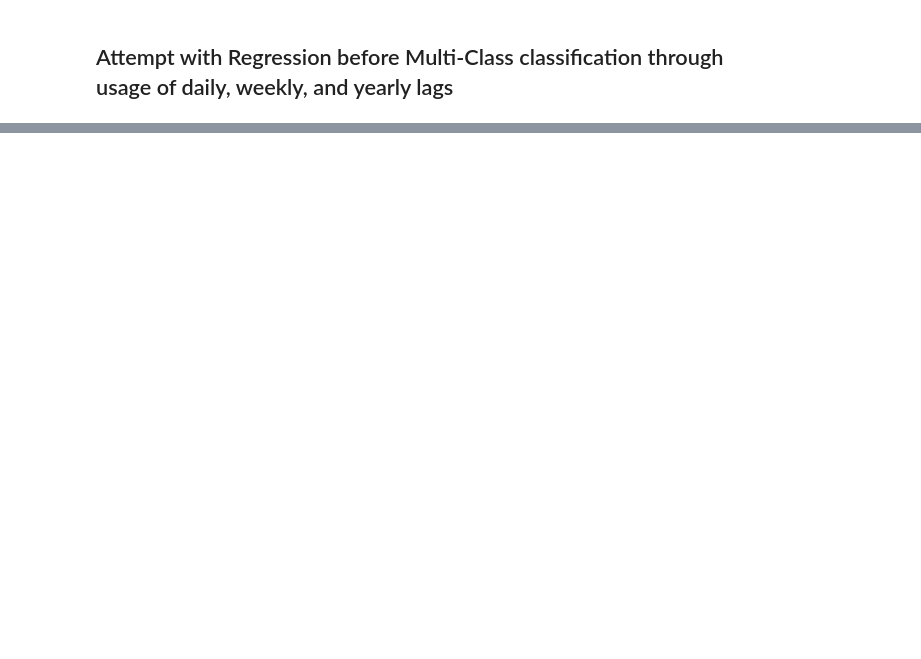
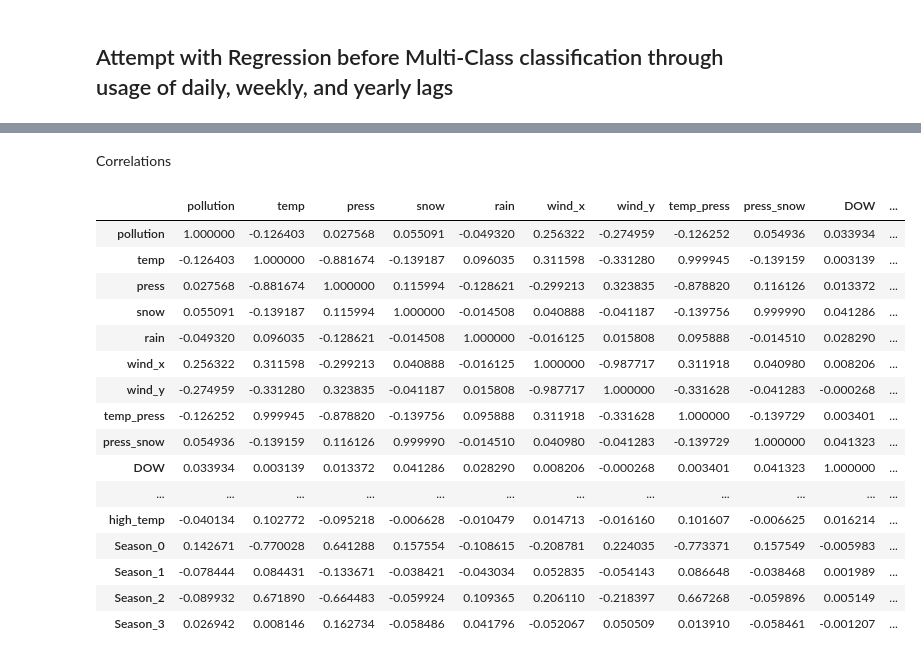
Before and after one commit to davidedalce/Air-Quality-Forecast, a Jupyter notebook: notebooks/EDA.ipynb, the cells around one changed output, grey strips where cells are left out. Cells and saved outputs as stored; diff of their text form; code cells hidden in the pictures; blank space fills up the shorter version.

```diff
--- a/notebooks/EDA.ipynb
+++ b/notebooks/EDA.ipynb
@@ -821,2 +898,7 @@ array([[ 99,  69],
 # %% [markdown]
 ## Attempt with Regression before Multi-Class classification through usage of daily, weekly, and yearly lags
+# %%
+lags = [1, 7, 365]
+for lag in lags:
+    df_pollution_daily[f'pollution_lag_{lag}'] = df_pollution_daily['pollution'].shift(lag)
+df_pollution_daily.dropna(inplace=True)
@@ -822,0 +907,4 @@ array([[ 99,  69],
+# %%
+df_pollution_daily['pollution_rolling_mean_7'] = df_pollution_daily['pollution'].rolling(window=7).mean()
+df_pollution_daily['pollution_rolling_mean_7'].fillna(method='bfill', inplace=True)
+df_pollution_daily.isnull().sum()
@@ -822,0 +936,26 @@ array([[ 99,  69],
+# %%
+df_pollution_daily['high_temp'] = (df_pollution_daily['temp'] > 30).astype(int)
+# %%
+df_pollution_daily = pd.get_dummies(df_pollution_daily, columns=['Season'], drop_first=False)
+# %% [markdown]
+Correlations
+# %%
+df_pollution_daily.corr()
+# %% [output]
+|  | pollution | temp | press | snow | rain | wind_x | wind_y | temp_press | press_snow | DOW | ... |
+| pollution | 1.000000 | -0.126403 | 0.027568 | 0.055091 | -0.049320 | 0.256322 | -0.274959 | -0.126252 | 0.054936 | 0.033934 | ... |
+| temp | -0.126403 | 1.000000 | -0.881674 | -0.139187 | 0.096035 | 0.311598 | -0.331280 | 0.999945 | -0.139159 | 0.003139 | ... |
+| press | 0.027568 | -0.881674 | 1.000000 | 0.115994 | -0.128621 | -0.299213 | 0.323835 | -0.878820 | 0.116126 | 0.013372 | ... |
+| snow | 0.055091 | -0.139187 | 0.115994 | 1.000000 | -0.014508 | 0.040888 | -0.041187 | -0.139756 | 0.999990 | 0.041286 | ... |
+| rain | -0.049320 | 0.096035 | -0.128621 | -0.014508 | 1.000000 | -0.016125 | 0.015808 | 0.095888 | -0.014510 | 0.028290 | ... |
+| wind_x | 0.256322 | 0.311598 | -0.299213 | 0.040888 | -0.016125 | 1.000000 | -0.987717 | 0.311918 | 0.040980 | 0.008206 | ... |
+| wind_y | -0.274959 | -0.331280 | 0.323835 | -0.041187 | 0.015808 | -0.987717 | 1.000000 | -0.331628 | -0.041283 | -0.000268 | ... |
+| temp_press | -0.126252 | 0.999945 | -0.878820 | -0.139756 | 0.095888 | 0.311918 | -0.331628 | 1.000000 | -0.139729 | 0.003401 | ... |
+| press_snow | 0.054936 | -0.139159 | 0.116126 | 0.999990 | -0.014510 | 0.040980 | -0.041283 | -0.139729 | 1.000000 | 0.041323 | ... |
+| DOW | 0.033934 | 0.003139 | 0.013372 | 0.041286 | 0.028290 | 0.008206 | -0.000268 | 0.003401 | 0.041323 | 1.000000 | ... |
+| ... | ... | ... | ... | ... | ... | ... | ... | ... | ... | ... | ... |
+| high_temp | -0.040134 | 0.102772 | -0.095218 | -0.006628 | -0.010479 | 0.014713 | -0.016160 | 0.101607 | -0.006625 | 0.016214 | ... |
+| Season_0 | 0.142671 | -0.770028 | 0.641288 | 0.157554 | -0.108615 | -0.208781 | 0.224035 | -0.773371 | 0.157549 | -0.005983 | ... |
+| Season_1 | -0.078444 | 0.084431 | -0.133671 | -0.038421 | -0.043034 | 0.052835 | -0.054143 | 0.086648 | -0.038468 | 0.001989 | ... |
+| Season_2 | -0.089932 | 0.671890 | -0.664483 | -0.059924 | 0.109365 | 0.206110 | -0.218397 | 0.667268 | -0.059896 | 0.005149 | ... |
+| Season_3 | 0.026942 | 0.008146 | 0.162734 | -0.058486 | 0.041796 | -0.052067 | 0.050509 | 0.013910 | -0.058461 | -0.001207 | ... |
```
Also changed, not shown: parts of 39 cells of this notebook.
